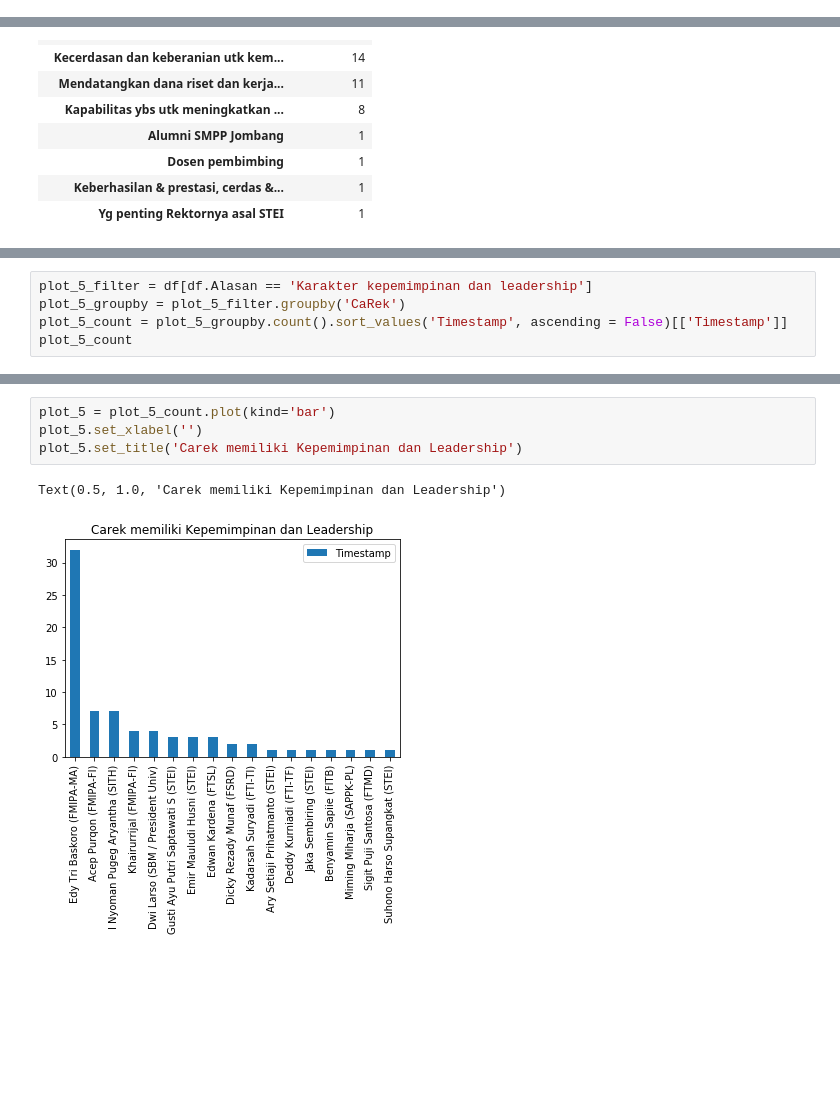
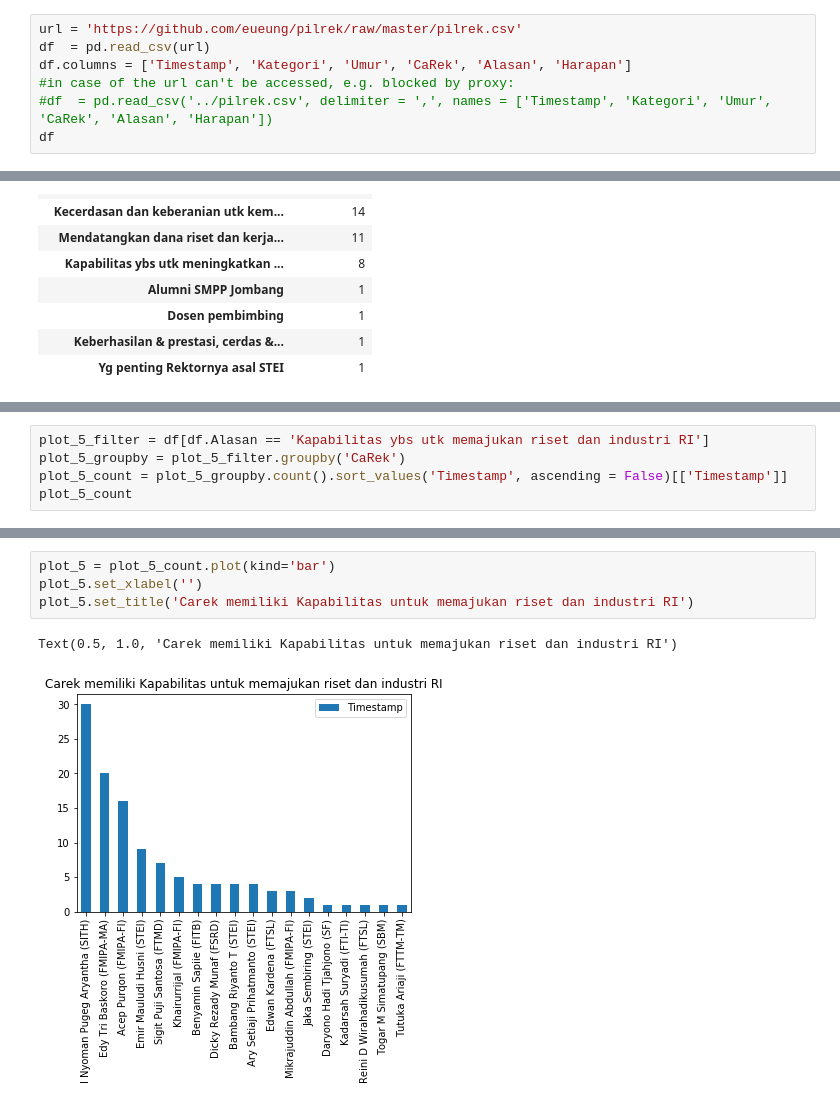
Before and after one commit to eueung/pilrek, a Jupyter notebook: contrib/Karisa_Hafizh_Visualisasi data pilrek.ipynb, the cells around one changed output, grey strips where cells are left out. Cells and saved outputs as stored; diff of their text form; blank space fills up the shorter version.

```diff
--- a/contrib/Karisa_Hafizh_Visualisasi data pilrek.ipynb
+++ b/contrib/Karisa_Hafizh_Visualisasi data pilrek.ipynb
@@ -26,0 +5,7 @@ df
+# %%
+url = 'https://github.com/eueung/pilrek/raw/master/pilrek.csv'
+df  = pd.read_csv(url)
+df.columns = ['Timestamp', 'Kategori', 'Umur', 'CaRek', 'Alasan', 'Harapan']
+#in case of the url can't be accessed, e.g. blocked by proxy:
+#df  = pd.read_csv('../pilrek.csv', delimiter = ',', names = ['Timestamp', 'Kategori', 'Umur', 'CaRek', 'Alasan', 'Harapan'])
+df
@@ -163,5 +174,5 @@ Text(0.5, 1.0, 'Alasan Mahasiswa dalam Memilih CaRek')
 # %%
-plot_5_filter = df[df.Alasan == 'Karakter kepemimpinan dan leadership']
+plot_5_filter = df[df.Alasan == 'Kapabilitas ybs utk memajukan riset dan industri RI']
 plot_5_groupby = plot_5_filter.groupby('CaRek')
 plot_5_count = plot_5_groupby.count().sort_values('Timestamp', ascending = False)[['Timestamp']]
 plot_5_count
@@ -188,7 +198,7 @@ plot_5_count
 # %%
 plot_5 = plot_5_count.plot(kind='bar')
 plot_5.set_xlabel('')
-plot_5.set_title('Carek memiliki Kepemimpinan dan Leadership')
+plot_5.set_title('Carek memiliki Kapabilitas untuk memajukan riset dan industri RI')
 # %% [output]
-Text(0.5, 1.0, 'Carek memiliki Kepemimpinan dan Leadership')
+Text(0.5, 1.0, 'Carek memiliki Kapabilitas untuk memajukan riset dan industri RI')
-[figure, old version]
+[figure, new version]
```
Also changed, not shown: parts of 10 cells of this notebook.
